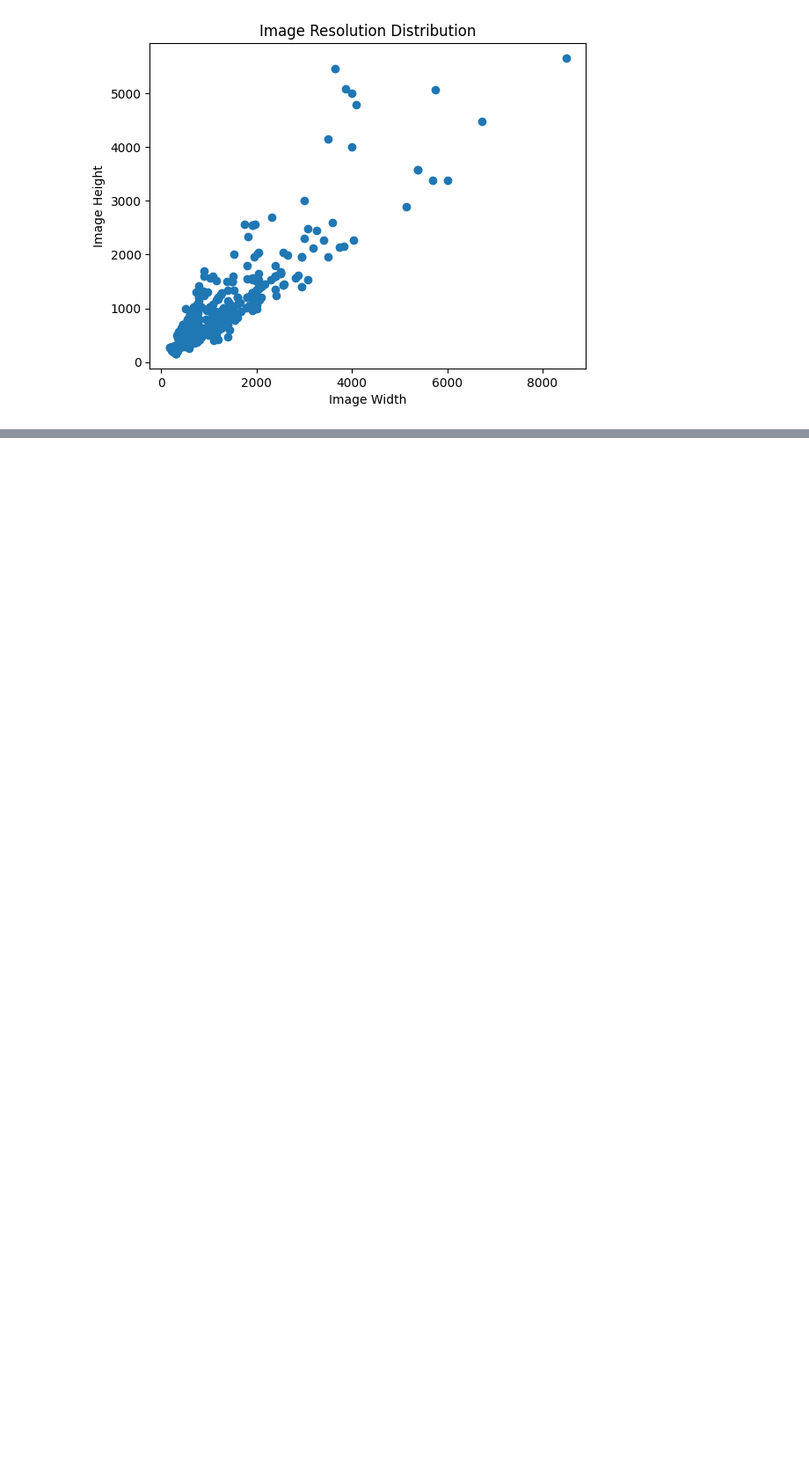
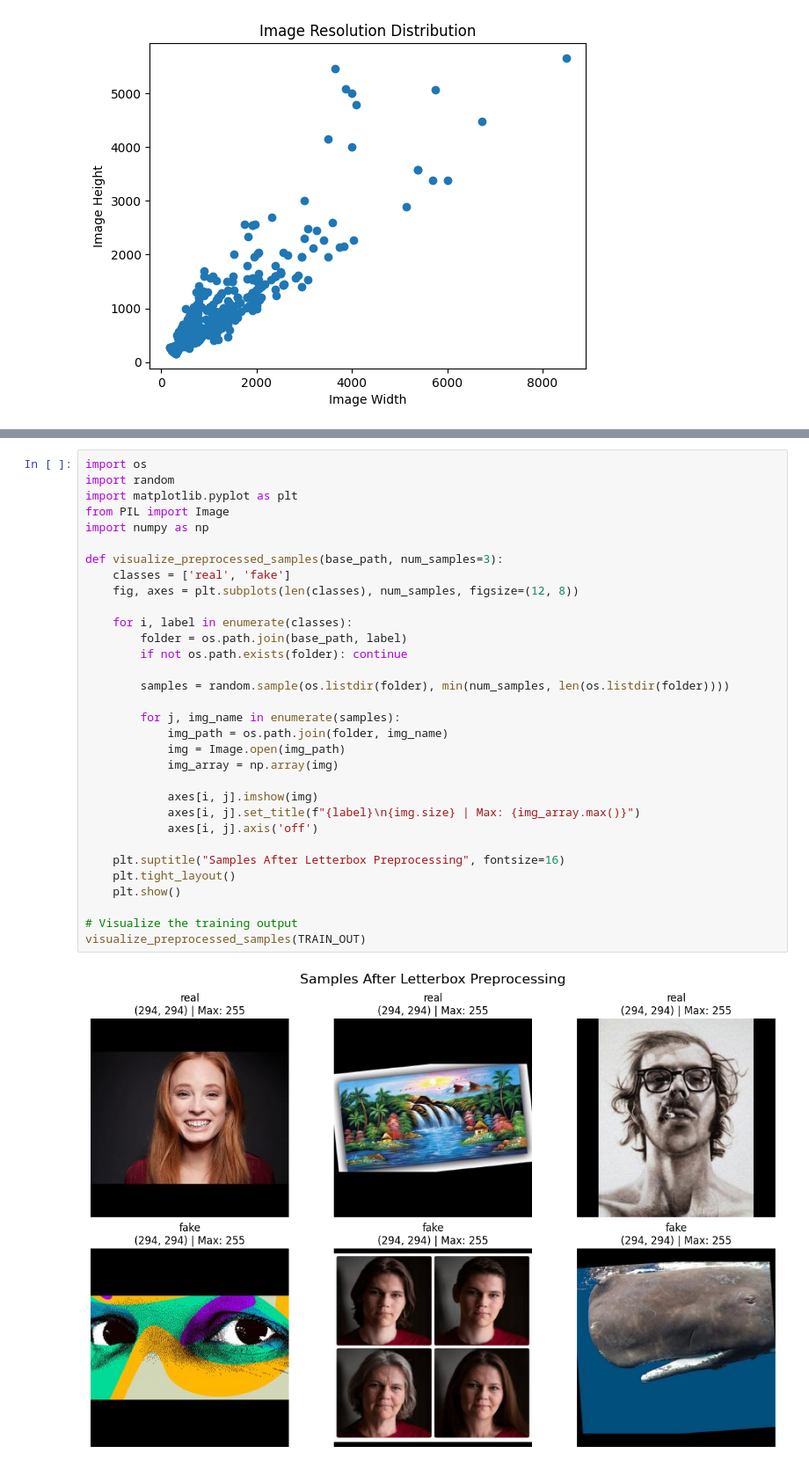
Before and after one commit to Bachar02/challenge1, a Jupyter notebook: deepfake.ipynb, the cells around one changed output, grey strips where cells are left out. Shown at 88% size. Drawn from its saved outputs; the diff is of its cells as text; blank space fills up the shorter version.

```diff
--- a/deepfake.ipynb
+++ b/deepfake.ipynb
@@ -178,0 +406,34 @@ plt.show()
+# %%
+import os
+import random
+import matplotlib.pyplot as plt
+from PIL import Image
+import numpy as np
+
+def visualize_preprocessed_samples(base_path, num_samples=3):
+    classes = ['real', 'fake']
+    fig, axes = plt.subplots(len(classes), num_samples, figsize=(12, 8))
+
+    for i, label in enumerate(classes):
+        folder = os.path.join(base_path, label)
+        if not os.path.exists(folder): continue
+
+        samples = random.sample(os.listdir(folder), min(num_samples, len(os.listdir(folder))))
+
+        for j, img_name in enumerate(samples):
+            img_path = os.path.join(folder, img_name)
+            img = Image.open(img_path)
+            img_array = np.array(img)
+
+            axes[i, j].imshow(img)
+            axes[i, j].set_title(f"{label}\n{img.size} | Max: {img_array.max()}")
+            axes[i, j].axis('off')
+
+    plt.suptitle("Samples After Letterbox Preprocessing", fontsize=16)
+    plt.tight_layout()
+    plt.show()
+
+# Visualize the training output
+visualize_preprocessed_samples(TRAIN_OUT)
+# %% [output]
+[figure, added]
```
Also changed, not shown: parts of 8 cells of this notebook.
